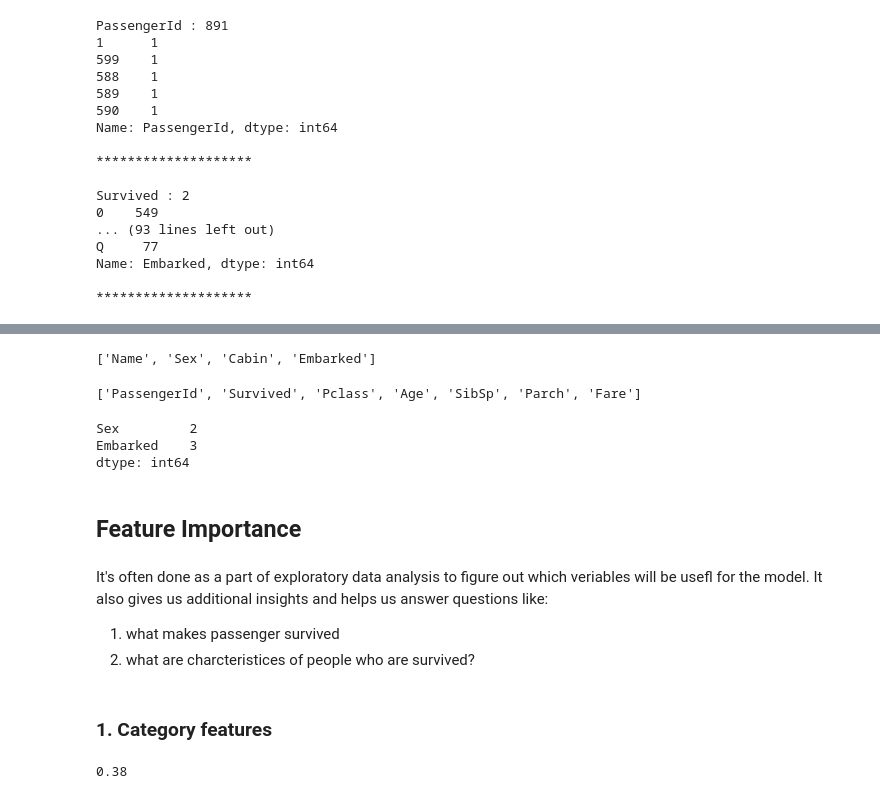
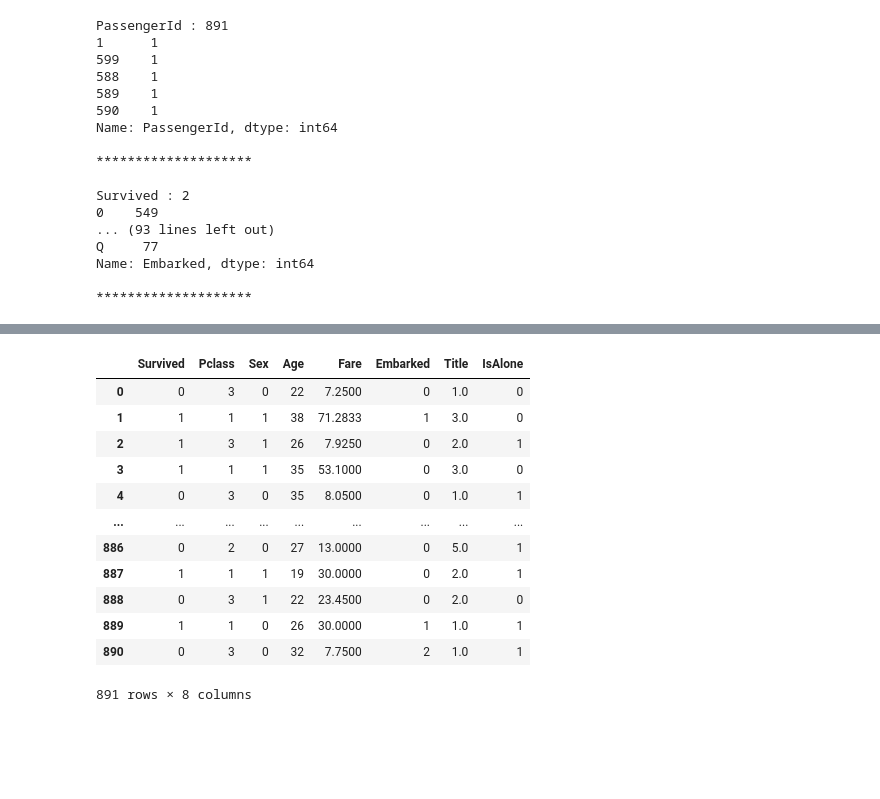
Before and after one commit to mohamedabdalltif/Titanic_survived_prediction, a Jupyter notebook: Titanic_pred.ipynb, the cells around one changed output, grey strips where cells are left out. Cells and saved outputs as stored; diff of their text form; code cells hidden in the pictures; blank space fills up the shorter version.

```diff
--- a/Titanic_pred.ipynb
+++ b/Titanic_pred.ipynb
@@ -181,5 +398,0 @@ train_df.Age.isnull().sum()
-# %%
-train_df.dropna(subset=['Embarked'],axis=0,how ='all',inplace=True)
-# %%
-train_df.Cabin.fillna(method ='bfill', inplace = True)
-train_df.Cabin.fillna(method ='ffill', inplace = True)
@@ -208,4 +398,0 @@ train_df.duplicated().sum()
-# %%
-# converting float data into integer
-train_df.Age=train_df.Age.astype(int)
-train_df.Fare=train_df.Fare.astype(int)
@@ -227,2 +398,0 @@ Name: Ticket, Length: 878, dtype: object
-# %%
-train_df=train_df.drop(['Ticket'],axis=1)
@@ -304,8 +410,0 @@ numerical=list(train_df.select_dtypes(include=['number']).columns)
-# %%
-categorical
-# %% [output]
-['Name', 'Sex', 'Cabin', 'Embarked']
-# %%
-numerical
-# %% [output]
-['PassengerId', 'Survived', 'Pclass', 'Age', 'SibSp', 'Parch', 'Fare']
@@ -317,20 +411,16 @@ categorical.remove('Cabin')
 # %%
-train_df[categorical].nunique()
+train_df
 # %% [output]
+|  | Survived | Pclass | Sex | Age | Fare | Embarked | Title | IsAlone |
+| 0 | 0 | 3 | 0 | 22 | 7.2500 | 0 | 1.0 | 0 |
+| 1 | 1 | 1 | 1 | 38 | 71.2833 | 1 | 3.0 | 0 |
+| 2 | 1 | 3 | 1 | 26 | 7.9250 | 0 | 2.0 | 1 |
+| 3 | 1 | 1 | 1 | 35 | 53.1000 | 0 | 3.0 | 0 |
+| 4 | 0 | 3 | 0 | 35 | 8.0500 | 0 | 1.0 | 1 |
+| ... | ... | ... | ... | ... | ... | ... | ... | ... |
+| 886 | 0 | 2 | 0 | 27 | 13.0000 | 0 | 5.0 | 1 |
+| 887 | 1 | 1 | 1 | 19 | 30.0000 | 0 | 2.0 | 1 |
+| 888 | 0 | 3 | 1 | 22 | 23.4500 | 0 | 2.0 | 0 |
+| 889 | 1 | 1 | 0 | 26 | 30.0000 | 1 | 1.0 | 1 |
+| 890 | 0 | 3 | 0 | 32 | 7.7500 | 2 | 1.0 | 1 |
-Sex         2
-Embarked    3
-dtype: int64
+891 rows × 8 columns
-# %% [markdown]
-## Feature Importance
-# %% [markdown]
-It's often done as a part of exploratory data analysis to figure out which veriables will be usefl for the model. It also gives us additional insights and helps us answer questions like:
-1. what makes passenger survived
-2. what are charcteristices of people who are survived?
-# %% [markdown]
-### 1. Category features
-# %%
-#global mean is measured on target only
-global_mean=train_df.Survived.mean()
-round(global_mean,2)
-# %% [output]
-0.38
```
Also changed, not shown: parts of 62 cells of this notebook, 1 other file.
